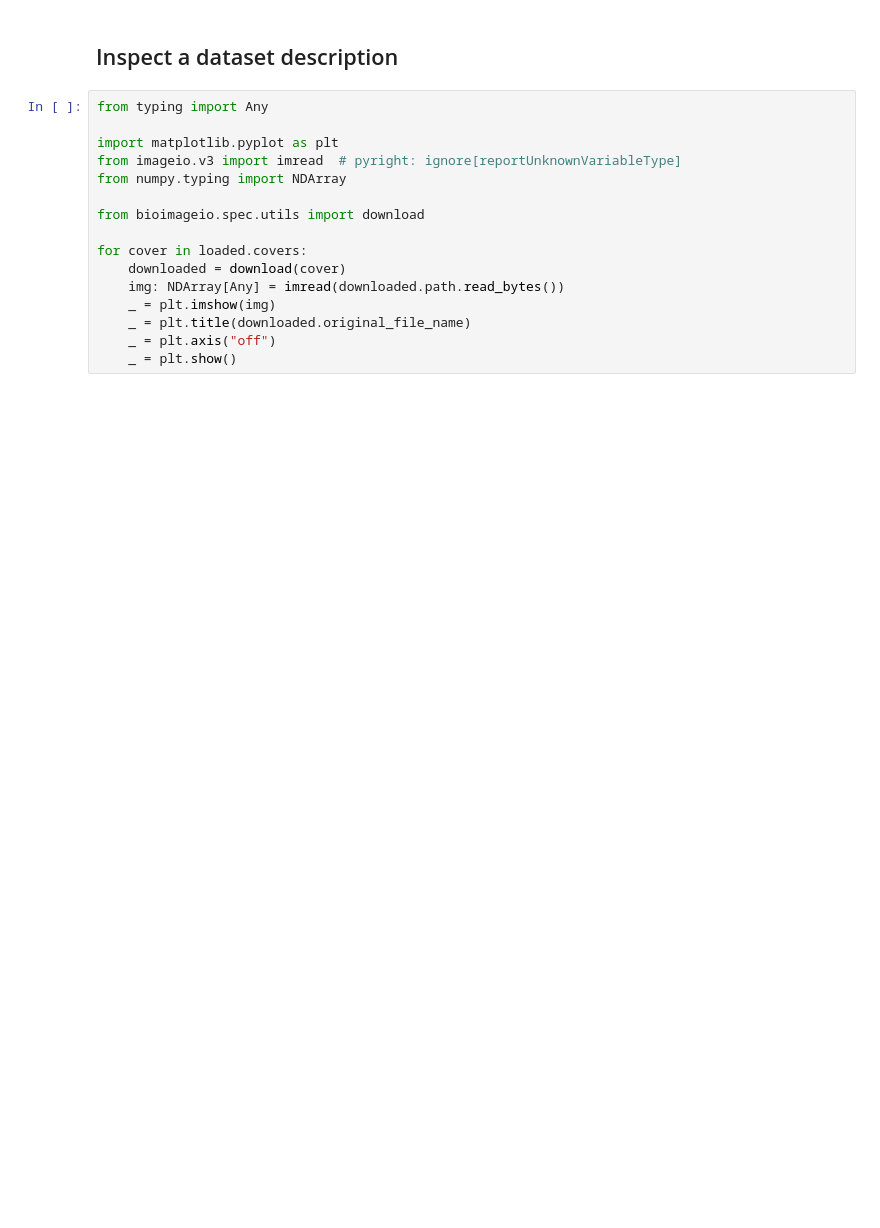
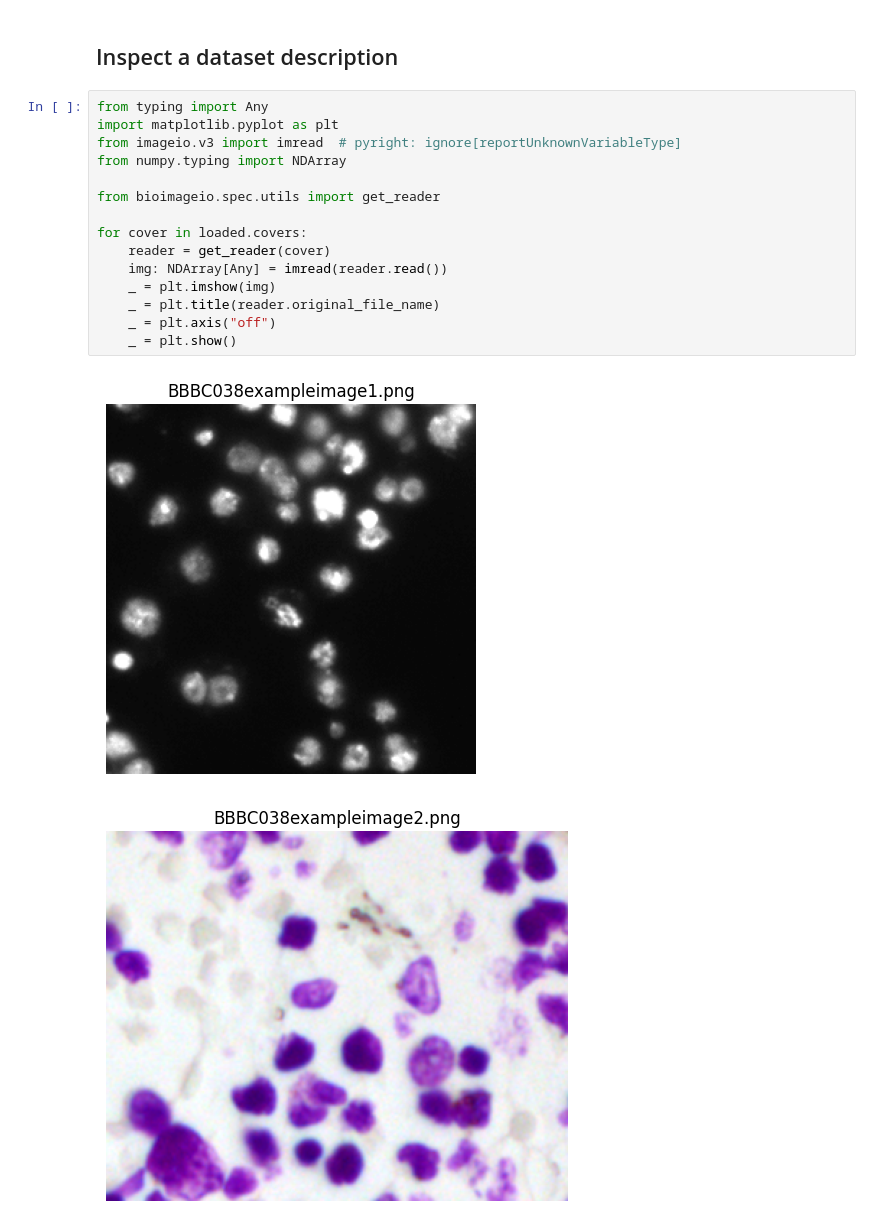
Before and after one commit to bioimage-io/spec-bioimage-io, a Jupyter notebook: example/dataset_creation.ipynb, the cells around one changed output. Cells and saved outputs as stored; diff of their text form; blank space fills up the shorter version.

```diff
--- a/example/dataset_creation.ipynb
+++ b/example/dataset_creation.ipynb
@@ -94,17 +107,19 @@ loaded.validation_summary.display()
 ## Inspect a dataset description
 # %%
 from typing import Any
-
 import matplotlib.pyplot as plt
 from imageio.v3 import imread  # pyright: ignore[reportUnknownVariableType]
 from numpy.typing import NDArray
 
-from bioimageio.spec.utils import download
+from bioimageio.spec.utils import get_reader
 
 for cover in loaded.covers:
-    downloaded = download(cover)
-    img: NDArray[Any] = imread(downloaded.path.read_bytes())
+    reader = get_reader(cover)
+    img: NDArray[Any] = imread(reader.read())
     _ = plt.imshow(img)
-    _ = plt.title(downloaded.original_file_name)
+    _ = plt.title(reader.original_file_name)
     _ = plt.axis("off")
     _ = plt.show()
+# %% [output]
+[figure, added]
+[figure, added]
```
Also changed, not shown: parts of 6 cells of this notebook, 1 other file.
